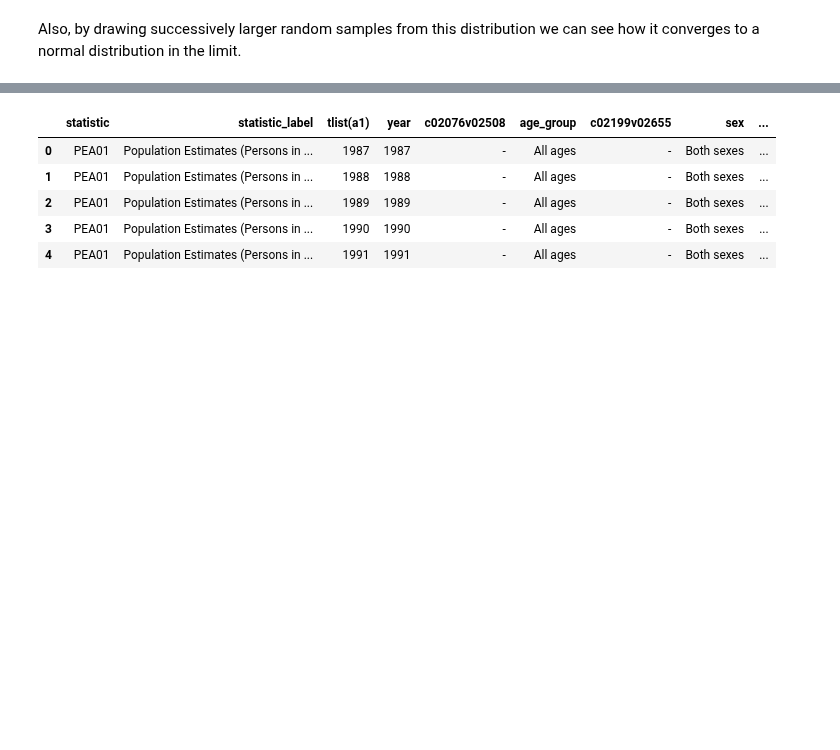
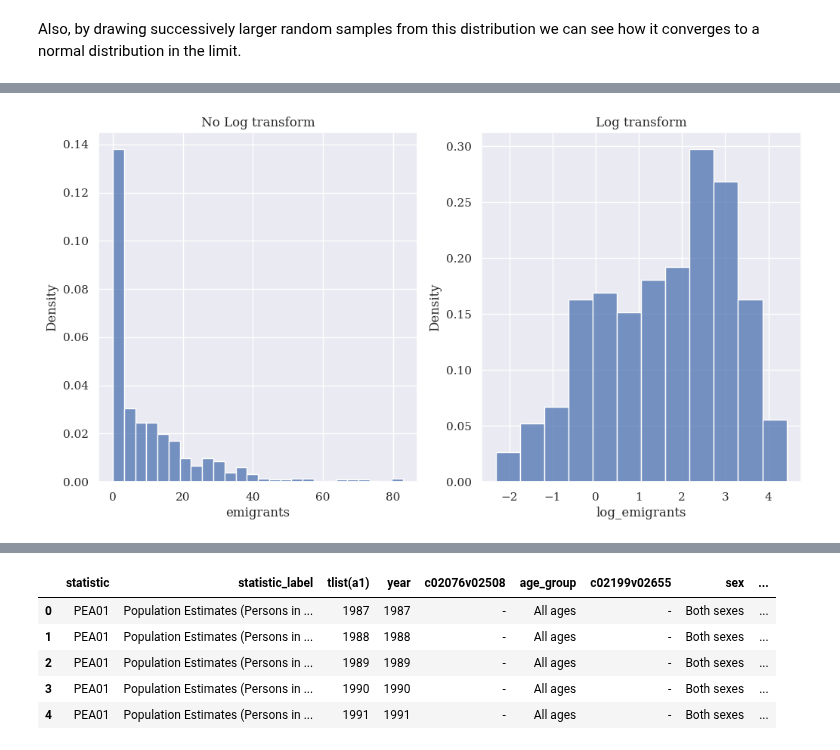
Before and after one commit to step-hen-burke/ca1, a Jupyter notebook: population_and_emigration_analysis.ipynb, the cells around one changed output, grey strips where cells are left out. Saved outputs shown, nothing was run; the diff lists cells and outputs as text; code cells hidden in the pictures; blank space fills up the shorter version.

```diff
--- a/population_and_emigration_analysis.ipynb
+++ b/population_and_emigration_analysis.ipynb
@@ -986,0 +985,11 @@ We can use a qqplot to check the emigration variable's distribution agains a the
+# %%
+emigration_df = repivoted_migration_df.reset_index().copy()
+emigration_df['emigrants'] = abs(emigration_df['Emigrants: All destinations'])
+emigration_df['log_emigrants'] = np.log(abs(emigration_df['Emigrants: All destinations']))
+
+fig, axs = plt.subplots(nrows=1, ncols=2, figsize=(12, 6), sharex=False, sharey=False)
+for name, column, ax in zip(["No Log transform", "Log transform"], ['emigrants', 'log_emigrants'], axs.ravel()):
+    sns.histplot(emigration_df, x=column, ax=ax, stat='density')
+    ax.set_title(name)
+# %% [output]
+[figure, added]
```
Also changed, not shown: parts of 23 cells of this notebook.
